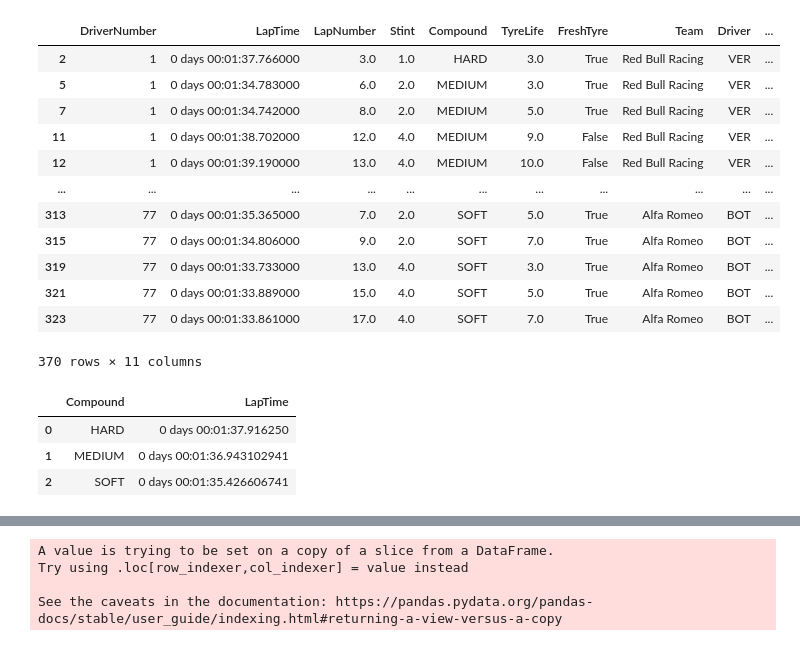
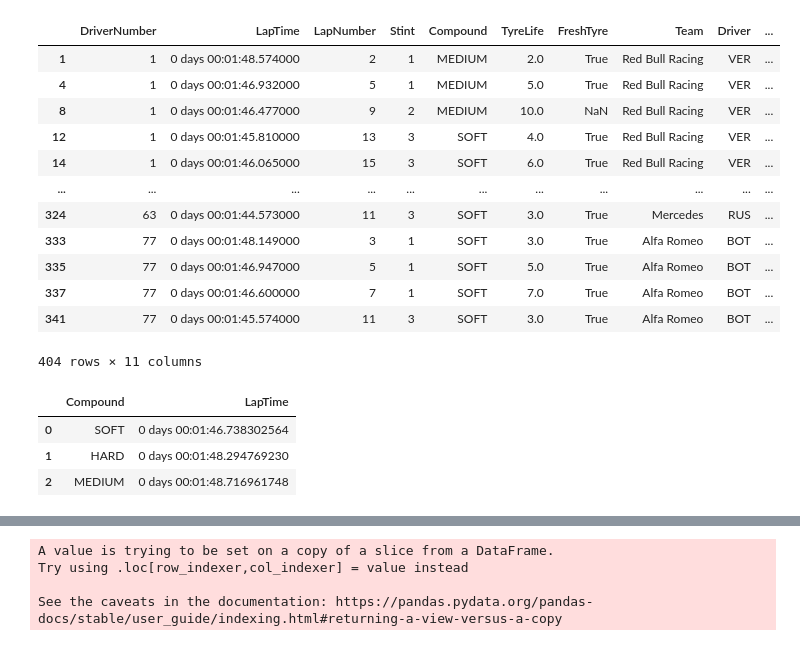
Before and after one commit to GuillaumeArp/Jedha_F1_Project, a Jupyter notebook: Guillaume/modelev3_guillaume.ipynb, the cells around one changed output, grey strips where cells are left out. Cells and saved outputs as stored; diff of their text form; code cells hidden in the pictures.

```diff
--- a/Guillaume/modelev3_guillaume.ipynb
+++ b/Guillaume/modelev3_guillaume.ipynb
@@ -51,0 +18,8 @@ dffp
+# %%
+gp_round = 8
+url = f'https://f1-jedha-bucket.s3.eu-west-3.amazonaws.com/data/full_data-round_{gp_round}.csv'
+dict_nb_laps = {1: 57, 2: 50, 3: 58, 4: 63, 5: 57, 6: 66, 7: 78, 8: 51, 9: 70, 10: 52, 11: 71, 12: 53, 13: 70, 14: 44, 15: 72, 16: 53, 17: 61, 18: 53, 19: 56, 20: 71, 21: 71, 22: 58}
+nb_laps = dict_nb_laps[gp_round]
+# %%
+dffp = pd.read_csv(url, index_col=0)
+dffp
@@ -54,27 +42,27 @@ dffp = dffp.drop(dffp.columns[[0,5,6,7,8,9,10,11,12,13,14,15,16,17,21,25,26]], a
 dffp
 # %% [output]
 |  | DriverNumber | LapTime | LapNumber | Stint | Compound | TyreLife | FreshTyre | Team | Driver | ... |
-| 2 | 1 | 0 days 00:01:37.766000 | 3.0 | 1.0 | HARD | 3.0 | True | Red Bull Racing | VER | ... |
-| 5 | 1 | 0 days 00:01:34.783000 | 6.0 | 2.0 | MEDIUM | 3.0 | True | Red Bull Racing | VER | ... |
-| 7 | 1 | 0 days 00:01:34.742000 | 8.0 | 2.0 | MEDIUM | 5.0 | True | Red Bull Racing | VER | ... |
-| 11 | 1 | 0 days 00:01:38.702000 | 12.0 | 4.0 | MEDIUM | 9.0 | False | Red Bull Racing | VER | ... |
-| 12 | 1 | 0 days 00:01:39.190000 | 13.0 | 4.0 | MEDIUM | 10.0 | False | Red Bull Racing | VER | ... |
+| 1 | 1 | 0 days 00:01:48.574000 | 2 | 1 | MEDIUM | 2.0 | True | Red Bull Racing | VER | ... |
+| 4 | 1 | 0 days 00:01:46.932000 | 5 | 1 | MEDIUM | 5.0 | True | Red Bull Racing | VER | ... |
+| 8 | 1 | 0 days 00:01:46.477000 | 9 | 2 | MEDIUM | 10.0 | NaN | Red Bull Racing | VER | ... |
+| 12 | 1 | 0 days 00:01:45.810000 | 13 | 3 | SOFT | 4.0 | True | Red Bull Racing | VER | ... |
+| 14 | 1 | 0 days 00:01:46.065000 | 15 | 3 | SOFT | 6.0 | True | Red Bull Racing | VER | ... |
 | ... | ... | ... | ... | ... | ... | ... | ... | ... | ... | ... |
-| 313 | 77 | 0 days 00:01:35.365000 | 7.0 | 2.0 | SOFT | 5.0 | True | Alfa Romeo | BOT | ... |
-| 315 | 77 | 0 days 00:01:34.806000 | 9.0 | 2.0 | SOFT | 7.0 | True | Alfa Romeo | BOT | ... |
-| 319 | 77 | 0 days 00:01:33.733000 | 13.0 | 4.0 | SOFT | 3.0 | True | Alfa Romeo | BOT | ... |
-| 321 | 77 | 0 days 00:01:33.889000 | 15.0 | 4.0 | SOFT | 5.0 | True | Alfa Romeo | BOT | ... |
-| 323 | 77 | 0 days 00:01:33.861000 | 17.0 | 4.0 | SOFT | 7.0 | True | Alfa Romeo | BOT | ... |
+| 324 | 63 | 0 days 00:01:44.573000 | 11 | 3 | SOFT | 3.0 | True | Mercedes | RUS | ... |
+| 333 | 77 | 0 days 00:01:48.149000 | 3 | 1 | SOFT | 3.0 | True | Alfa Romeo | BOT | ... |
+| 335 | 77 | 0 days 00:01:46.947000 | 5 | 1 | SOFT | 5.0 | True | Alfa Romeo | BOT | ... |
+| 337 | 77 | 0 days 00:01:46.600000 | 7 | 1 | SOFT | 7.0 | True | Alfa Romeo | BOT | ... |
+| 341 | 77 | 0 days 00:01:45.574000 | 11 | 3 | SOFT | 3.0 | True | Alfa Romeo | BOT | ... |
-370 rows × 11 columns
+404 rows × 11 columns
 # %%
 dffp_temp = dffp.copy()
 dffp_temp['LapTime'] = dffp_temp['LapTime'].apply(pd.to_timedelta)
 dffp_times = dffp_temp.groupby('Compound')['LapTime'].mean()
-dffp_times = pd.DataFrame(dffp_times).reset_index()
+dffp_times = pd.DataFrame(dffp_times).sort_values(by='LapTime').reset_index()
 dffp_times
 # %% [output]
 |  | Compound | LapTime |
-| 0 | HARD | 0 days 00:01:37.916250 |
-| 1 | MEDIUM | 0 days 00:01:36.943102941 |
-| 2 | SOFT | 0 days 00:01:35.426606741 |
+| 0 | SOFT | 0 days 00:01:46.738302564 |
+| 1 | HARD | 0 days 00:01:48.294769230 |
+| 2 | MEDIUM | 0 days 00:01:48.716961748 |
 # %%
```
Also changed, not shown: parts of 43 cells of this notebook, 1 other file.
